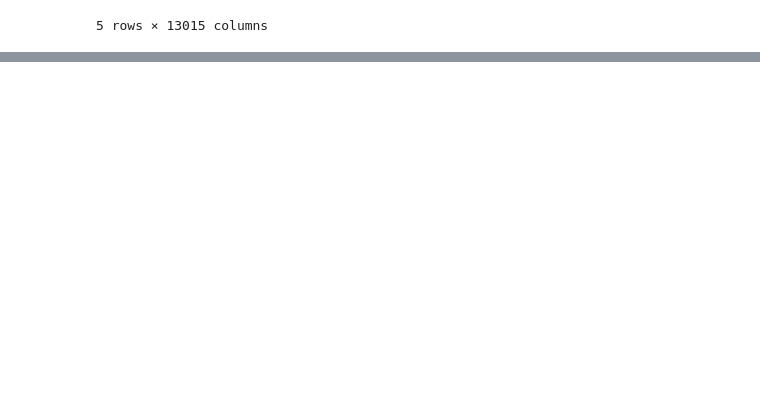
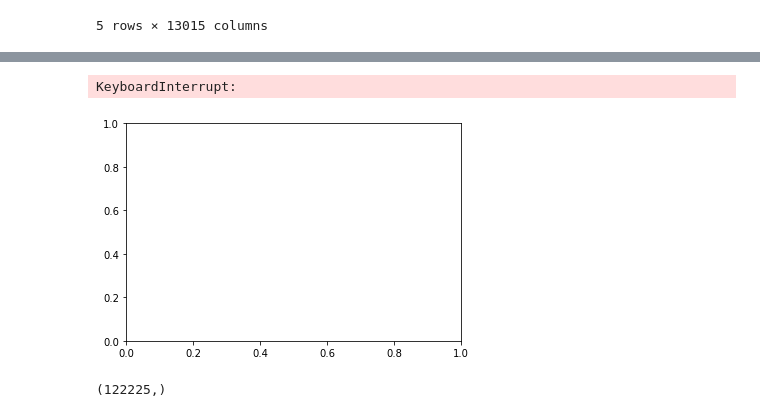
Before and after one commit to leckieje/chyrons_nlp, a Jupyter notebook: chyrons_book.ipynb, the cells around one changed output, grey strips where cells are left out. Drawn from its saved outputs; the diff is of its cells as text; code cells hidden in the pictures; blank space fills up the shorter version.

```diff
--- a/chyrons_book.ipynb
+++ b/chyrons_book.ipynb
@@ -915,3 +569,0 @@ plt.show()
-# %%
-score, model = eval_random_forest(X_train, y_train)
-print(score)
@@ -945,0 +637,32 @@ def plot_roc(X):
+# %%
+def eval_naive_bayes(X, y, folds=10):
+    kf = KFold(n_splits=folds, shuffle=True)
+    accuracy = []
+
+    for train, test in kf.split(X):
+        model = MultinomialNB(alpha=1.0, fit_prior=False)
+        model.fit(X.iloc[train], y.iloc[train])
+#         y_hat = model.predict(X.iloc[test])
+        accuracy.append(model.score(X.iloc[test], y.iloc[test]))
+
+    return np.mean(accuracy)
+
+def test_folds(X, y, fold_lst):
+    accuracy = []
+    iters = 0
+    for folds in fold_lst:
+        print(iters)
+        accuracy.append(eval_naive_bayes(X, y, folds=folds))
+
+        iters += 1
+
+    return accuracy
+
+def plot_naive_bayes(X, y, fold_lst):
+    fig, ax = plt.subplots()
+    xs = fold_lst
+    ys = test_folds(X, y, fold_lst)
+    ax.plot(xs, ys)
+    ax.set_title('Naive Bayes Accuracy by Num_Folds')
+    ax.set_ylabel('Accuracy')
+    ax.set_xlabel('Folds');
@@ -945,0 +757,6 @@ def plot_roc(X):
+# %%
+folds = list(range(5, 20, 5))
+plot_naive_bayes(X_train, y_train, folds)
+# %% [output]
+KeyboardInterrupt:
+[figure, added]
@@ -945,0 +783,4 @@ def plot_roc(X):
+# %%
+y_test.shape
+# %% [output]
+(122225,)
```
Also changed, not shown: parts of 105 cells of this notebook.
